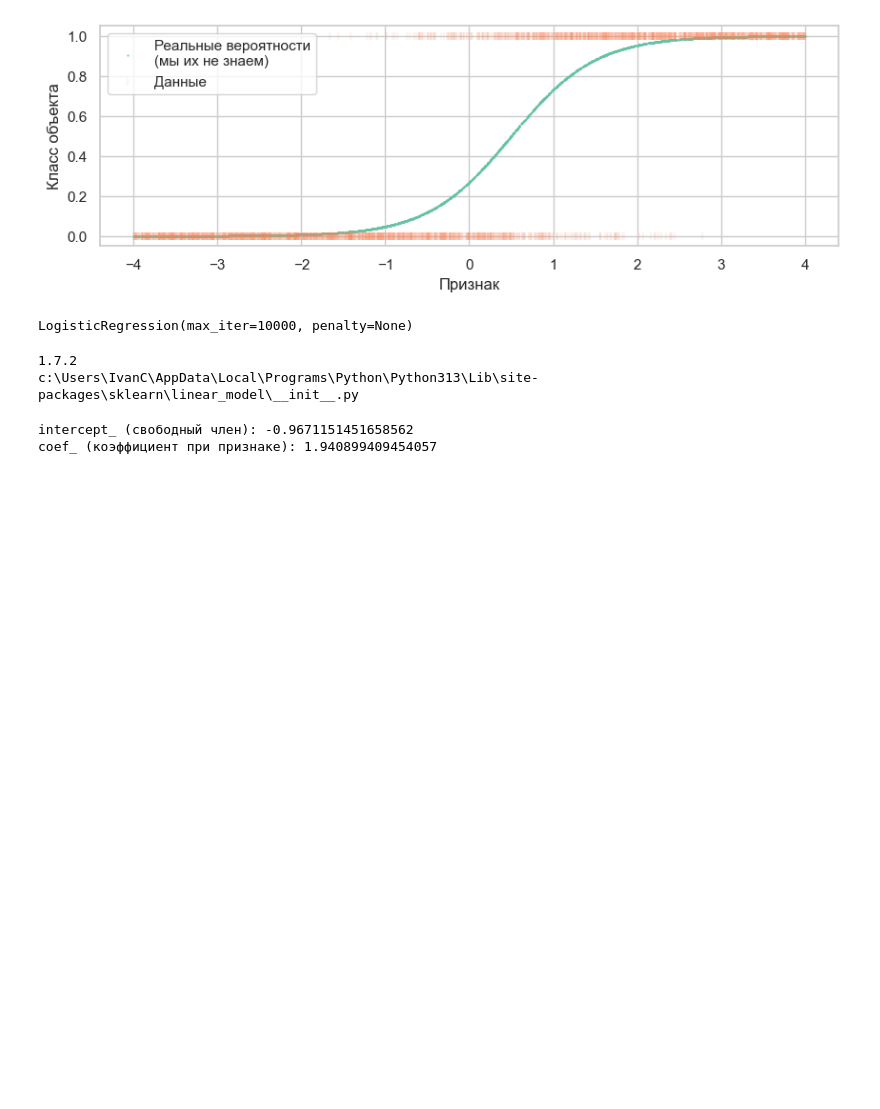
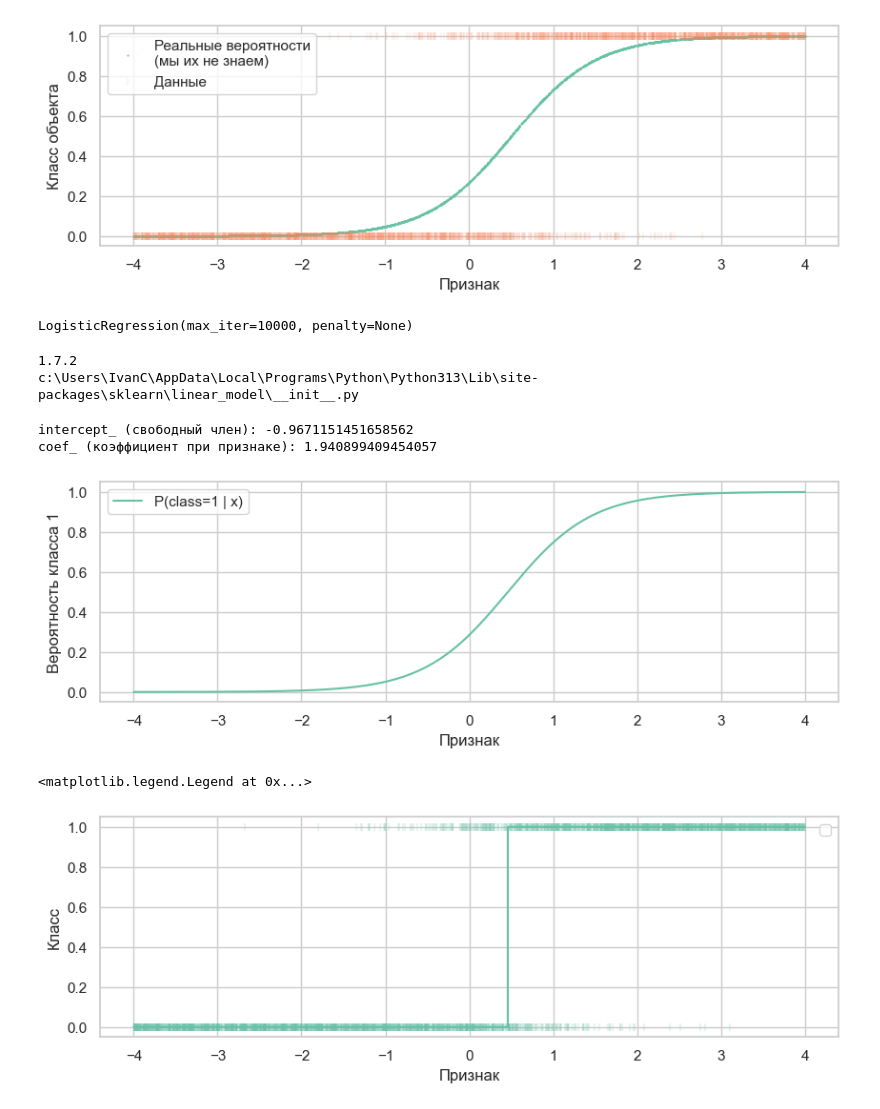
Before and after one commit to IvanNikulichev/log_regressor, a Jupyter notebook: log_reg.ipynb, the cells around one changed output. Saved outputs shown, nothing was run; the diff lists cells and outputs as text; code cells hidden in the pictures; blank space fills up the shorter version.

```diff
--- a/log_reg.ipynb
+++ b/log_reg.ipynb
@@ -47,3 +47,32 @@ print("coef_ (коэффициент при признаке):", a.coef_[0][0])
 # %% [output]
 intercept_ (свободный член): -0.9671151451658562
 coef_ (коэффициент при признаке): 1.940899409454057
+# %%
+X_grid = np.linspace(-4, 4, 10_000).reshape((-1, 1))
+a.predict(X_grid)
+arr = np.array(10000,)
+z = a.intercept_[0] + a.coef_[0][0] * X_grid[:, 0]
+p_grid = 1.0 / (1.0 + np.exp(-z))
+p_class = np.where(p_grid >= 0.5, 1, 0)
+import matplotlib.pyplot as plt
+
+plt.figure(figsize=(10,3))
+plt.plot(X_grid[:, 0], p_grid, label='P(class=1 | x)')
+plt.ylim(-0.05, 1.05)
+plt.xlabel('Признак')
+plt.ylabel('Вероятность класса 1')
+plt.grid(True)
+plt.legend()
+plt.show()
+
+plt.figure(figsize=(10,3))
+plt.step(X_grid[:,0], p_class)
+plt.scatter(X[:,0], y, marker='|', alpha=0.15)
+plt.ylim(-0.05, 1.05)
+plt.xlabel('Признак')
+plt.ylabel('Класс')
+plt.legend()
+# %% [output]
+[figure, added]
+<matplotlib.legend.Legend at 0x...>
+[figure, added]
```
Also changed, not shown: parts of 2 cells of this notebook.
